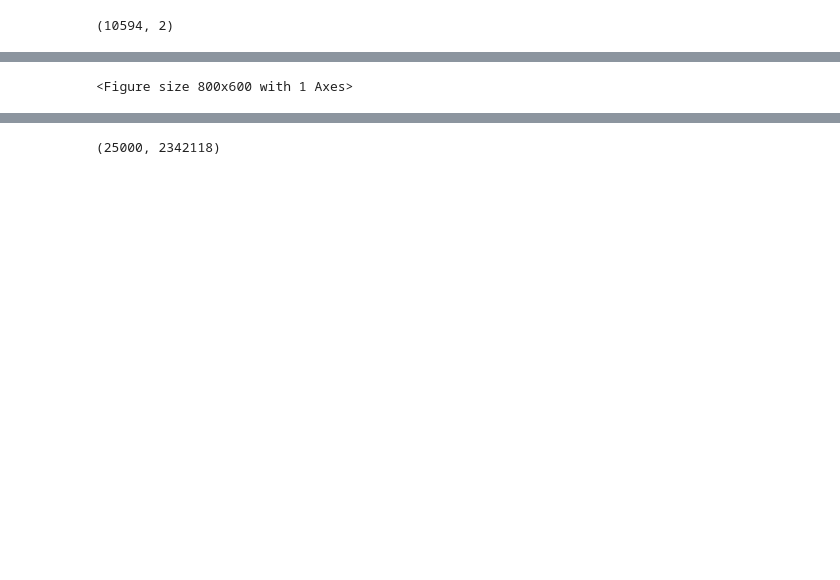
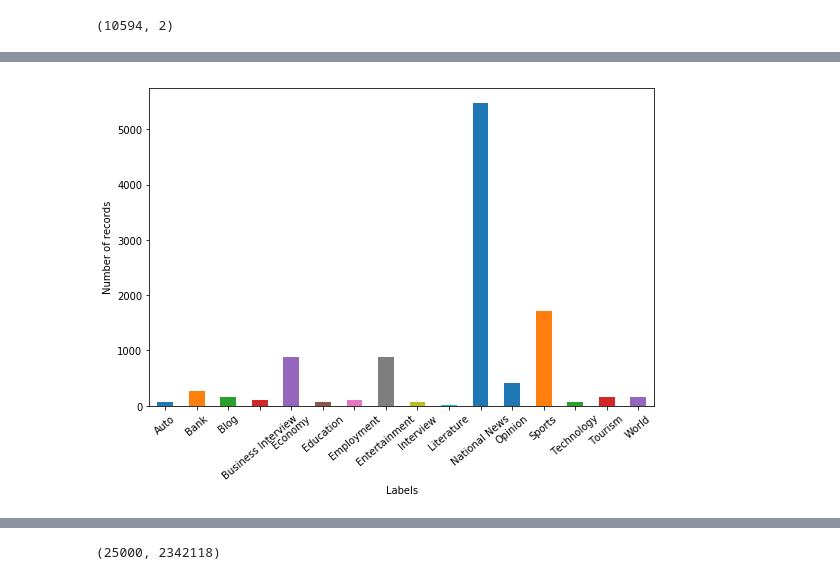
Before and after one commit to datafiction/oya-nepali-nlp, a Jupyter notebook: nepali_news_classification.ipynb, the cells around one changed output, grey strips where cells are left out. Drawn from its saved outputs; the diff is of its cells as text; code cells hidden in the pictures; blank space fills up the shorter version.

```diff
--- a/nepali_news_classification.ipynb
+++ b/nepali_news_classification.ipynb
@@ -70,26 +73,22 @@ df_2 = pd_train.where(pd_train['label'] == 2).dropna().count()
 # %%
 '''
     Total number of positive/negative
 '''
 
 import numpy as np
 import matplotlib.pyplot as plt
-# fig = plt.figure(figsize=(8,6))
+
 fig, ax = plt.subplots(figsize=(8,6))
 
-# pd_train.groupby('label').data.count().plot.bar(ylim=0)
+pd_train.groupby('label').data.count().plot.bar(ylim=0)
 
-n_groups = 1
-index = np.arange(n_groups)
-
-ax.bar(index, df_1, width=0.1, label='Negative')
-ax.bar(index+0.3, df_2, width=0.1, label='Positive')
-
-ax.legend()
+ax.set_xticklabels(classes, rotation=40)
+ax.set_ylabel('Number of records')
+ax.set_xlabel('Labels')
 fig.tight_layout()
 plt.show()
 # %% [output]
-<Figure size 800x600 with 1 Axes>
+[figure, added]
 # %%
 train_token_count = 0
 test_token_count = 0
```
Also changed, not shown: parts of 21 cells of this notebook.
